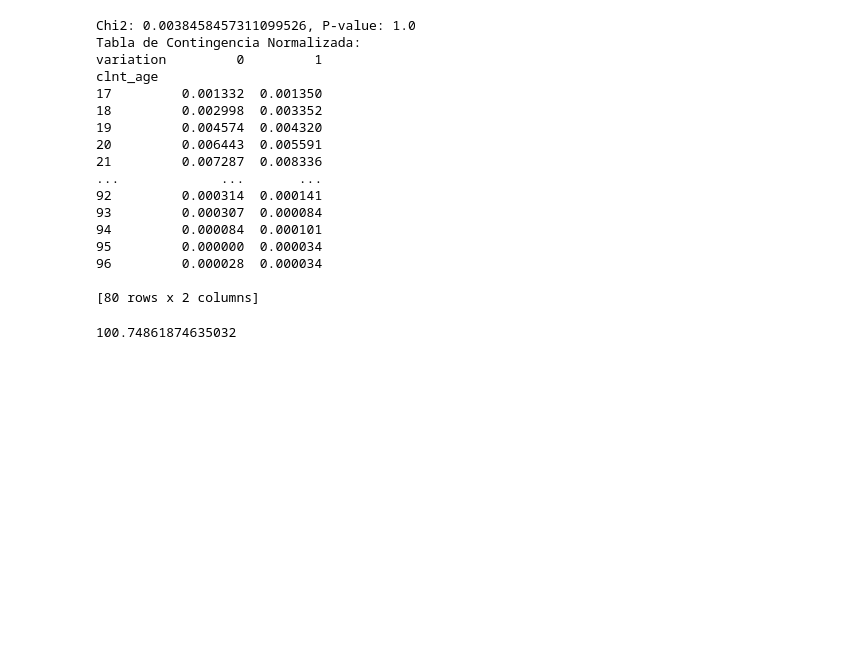
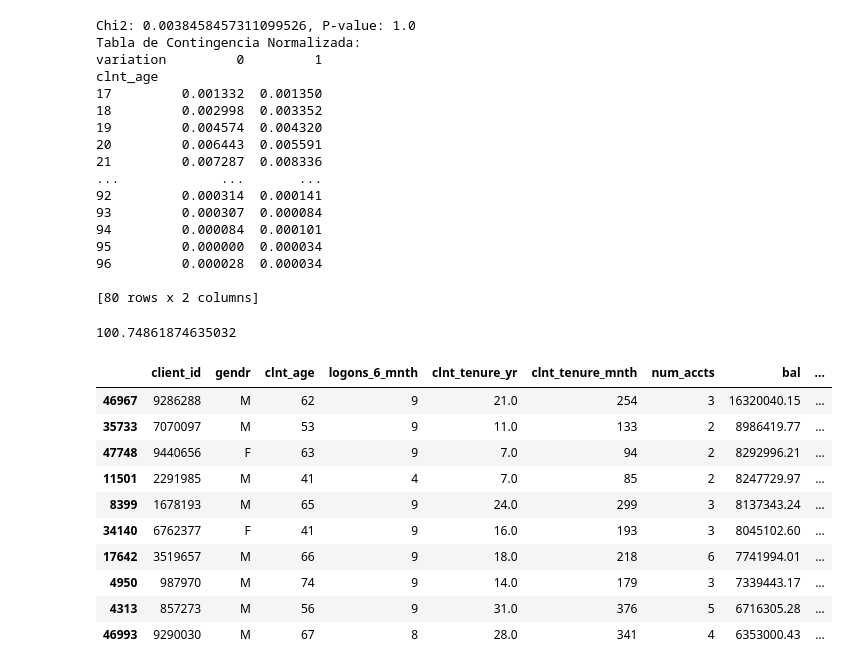
Before and after one commit to Greta-galeana/abtest_vanguard, a Jupyter notebook: main.ipynb, the cells around one changed output. Cells and saved outputs as stored; diff of their text form; code cells hidden in the pictures; blank space fills up the shorter version.

```diff
--- a/main.ipynb
+++ b/main.ipynb
@@ -522,0 +558,14 @@ valor_critico_age_variation
+# %%
+unique_client_analysis_df.sort_values('bal', ascending=False).head(10)
+# %% [output]
+|  | client_id | gendr | clnt_age | logons_6_mnth | clnt_tenure_yr | clnt_tenure_mnth | num_accts | bal | ... |
+| 46967 | 9286288 | M | 62 | 9 | 21.0 | 254 | 3 | 16320040.15 | ... |
+| 35733 | 7070097 | M | 53 | 9 | 11.0 | 133 | 2 | 8986419.77 | ... |
+| 47748 | 9440656 | F | 63 | 9 | 7.0 | 94 | 2 | 8292996.21 | ... |
+| 11501 | 2291985 | M | 41 | 4 | 7.0 | 85 | 2 | 8247729.97 | ... |
+| 8399 | 1678193 | M | 65 | 9 | 24.0 | 299 | 3 | 8137343.24 | ... |
+| 34140 | 6762377 | F | 41 | 9 | 16.0 | 193 | 3 | 8045102.60 | ... |
+| 17642 | 3519657 | M | 66 | 9 | 18.0 | 218 | 6 | 7741994.01 | ... |
+| 4950 | 987970 | M | 74 | 9 | 14.0 | 179 | 3 | 7339443.17 | ... |
+| 4313 | 857273 | M | 56 | 9 | 31.0 | 376 | 5 | 6716305.28 | ... |
+| 46993 | 9290030 | M | 67 | 8 | 28.0 | 341 | 4 | 6353000.43 | ... |
```
Also changed, not shown: parts of 9 cells of this notebook.
